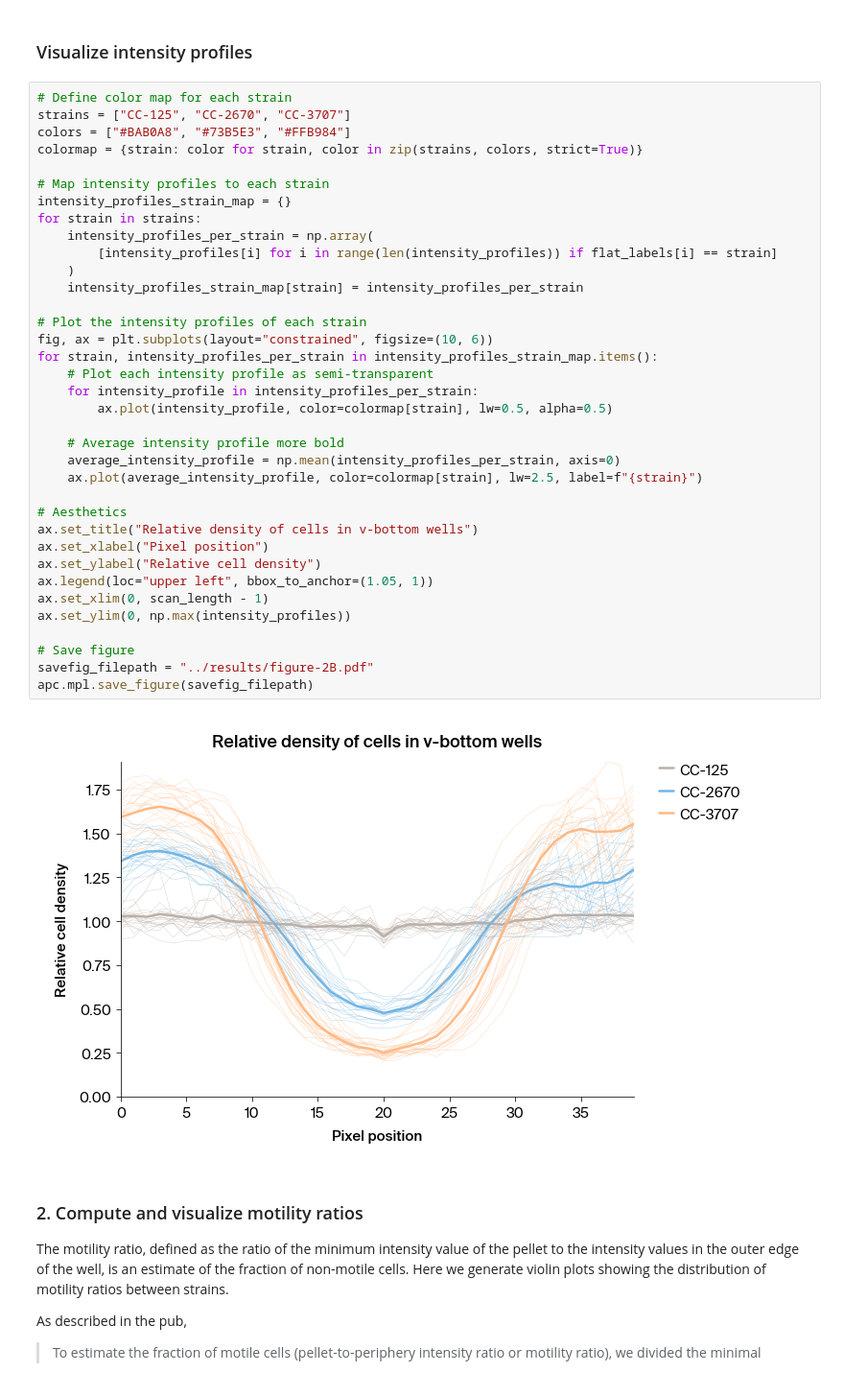
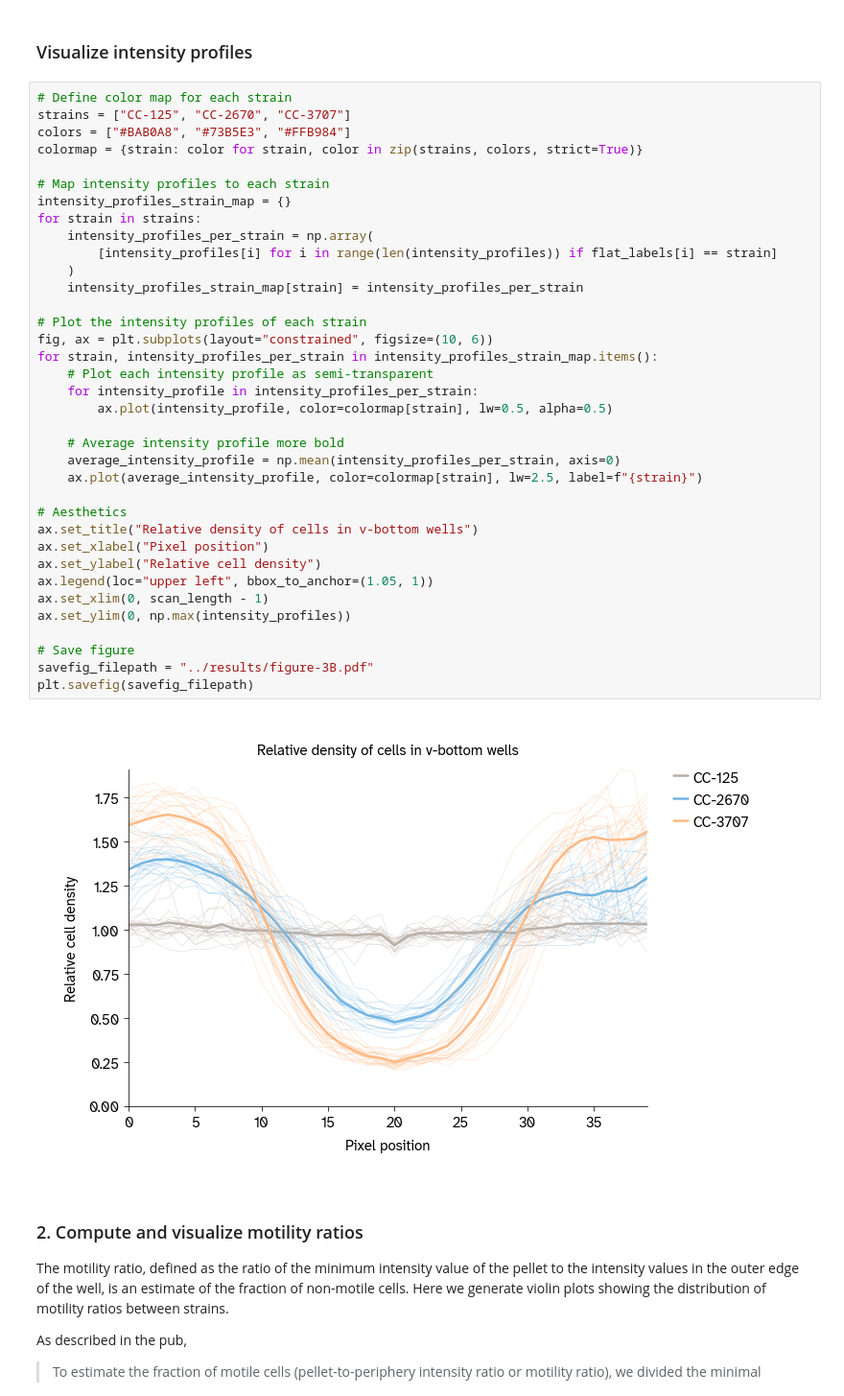
Before and after one commit to Arcadia-Science/2024-chlamy-mutant-motility-pub, a Jupyter notebook: notebooks/1_vbottom-motility-linescan.ipynb, the cells around one changed output. Shown at 96% size. Drawn from its saved outputs; the diff is of its cells as text.

```diff
--- a/notebooks/1_vbottom-motility-linescan.ipynb
+++ b/notebooks/1_vbottom-motility-linescan.ipynb
@@ -123,36 +123,36 @@ colormap = {strain: color for strain, color in zip(strains, colors, strict=True)
 
 # Map intensity profiles to each strain
 intensity_profiles_strain_map = {}
 for strain in strains:
     intensity_profiles_per_strain = np.array(
         [intensity_profiles[i] for i in range(len(intensity_profiles)) if flat_labels[i] == strain]
     )
     intensity_profiles_strain_map[strain] = intensity_profiles_per_strain
 
 # Plot the intensity profiles of each strain
 fig, ax = plt.subplots(layout="constrained", figsize=(10, 6))
 for strain, intensity_profiles_per_strain in intensity_profiles_strain_map.items():
     # Plot each intensity profile as semi-transparent
     for intensity_profile in intensity_profiles_per_strain:
         ax.plot(intensity_profile, color=colormap[strain], lw=0.5, alpha=0.5)
 
     # Average intensity profile more bold
     average_intensity_profile = np.mean(intensity_profiles_per_strain, axis=0)
     ax.plot(average_intensity_profile, color=colormap[strain], lw=2.5, label=f"{strain}")
 
 # Aesthetics
 ax.set_title("Relative density of cells in v-bottom wells")
 ax.set_xlabel("Pixel position")
 ax.set_ylabel("Relative cell density")
 ax.legend(loc="upper left", bbox_to_anchor=(1.05, 1))
 ax.set_xlim(0, scan_length - 1)
 ax.set_ylim(0, np.max(intensity_profiles))
 
 # Save figure
-savefig_filepath = "../results/figure-2B.pdf"
-apc.mpl.save_figure(savefig_filepath)
+savefig_filepath = "../results/figure-3B.pdf"
+plt.savefig(savefig_filepath)
 # %% [output]
-[figure, old version]
+[figure, new version]
 # %% [markdown]
 ### 2. Compute and visualize motility ratios
 
```
Also changed, not shown: parts of 5 cells of this notebook, 11 other files.
